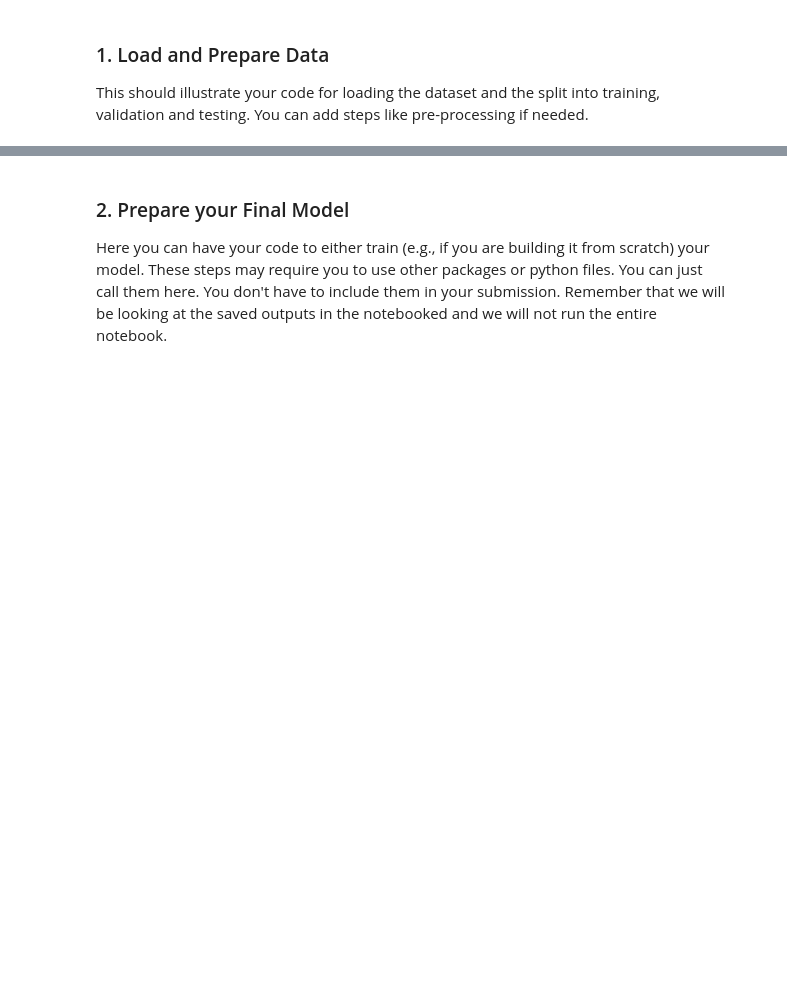
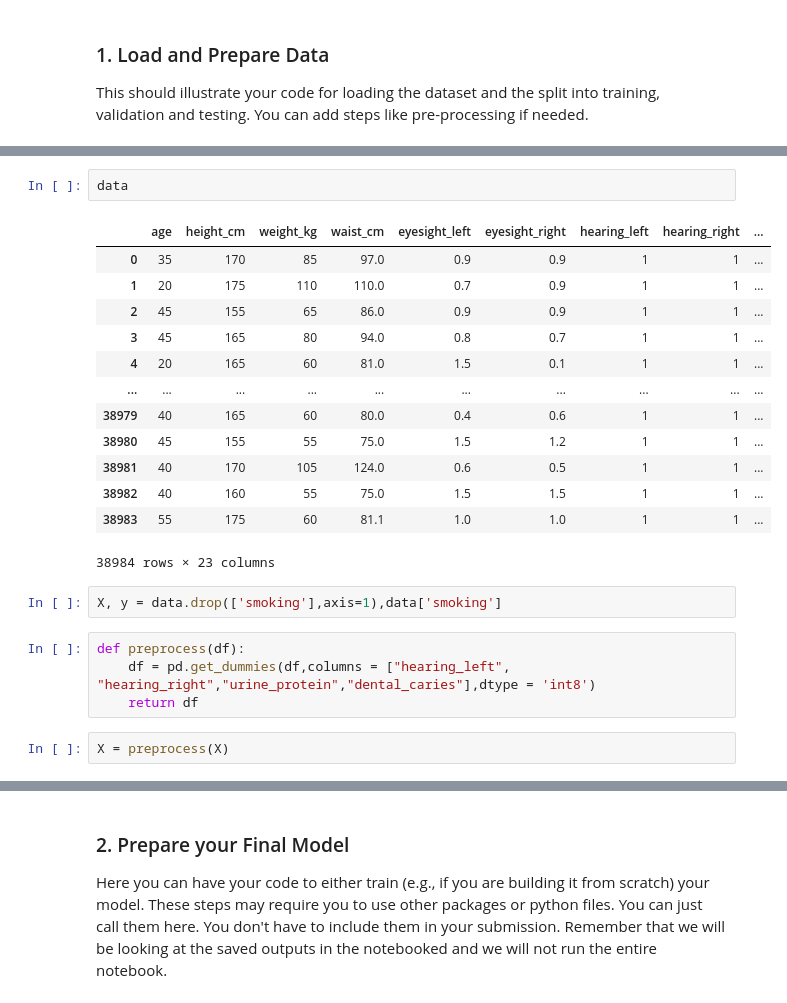
Before and after one commit to opheliasin/smokerstatusNNDL, a Jupyter notebook: ProjF5 - Final Update.ipynb, the cells around one changed output, grey strips where cells are left out. Saved outputs shown, nothing was run; the diff lists cells and outputs as text; blank space fills up the shorter version.

```diff
--- a/ProjF5 - Final Update.ipynb
+++ b/ProjF5 - Final Update.ipynb
@@ -79,0 +61,24 @@ max      999.000000       1.000000      1.000000
+# %%
+data
+# %% [output]
+|  | age | height_cm | weight_kg | waist_cm | eyesight_left | eyesight_right | hearing_left | hearing_right | ... |
+| 0 | 35 | 170 | 85 | 97.0 | 0.9 | 0.9 | 1 | 1 | ... |
+| 1 | 20 | 175 | 110 | 110.0 | 0.7 | 0.9 | 1 | 1 | ... |
+| 2 | 45 | 155 | 65 | 86.0 | 0.9 | 0.9 | 1 | 1 | ... |
+| 3 | 45 | 165 | 80 | 94.0 | 0.8 | 0.7 | 1 | 1 | ... |
+| 4 | 20 | 165 | 60 | 81.0 | 1.5 | 0.1 | 1 | 1 | ... |
+| ... | ... | ... | ... | ... | ... | ... | ... | ... | ... |
+| 38979 | 40 | 165 | 60 | 80.0 | 0.4 | 0.6 | 1 | 1 | ... |
+| 38980 | 45 | 155 | 55 | 75.0 | 1.5 | 1.2 | 1 | 1 | ... |
+| 38981 | 40 | 170 | 105 | 124.0 | 0.6 | 0.5 | 1 | 1 | ... |
+| 38982 | 40 | 160 | 55 | 75.0 | 1.5 | 1.5 | 1 | 1 | ... |
+| 38983 | 55 | 175 | 60 | 81.1 | 1.0 | 1.0 | 1 | 1 | ... |
+38984 rows × 23 columns
+# %%
+X, y = data.drop(['smoking'],axis=1),data['smoking']
+# %%
+def preprocess(df):
+    df = pd.get_dummies(df,columns = ["hearing_left", "hearing_right","urine_protein","dental_caries"],dtype = 'int8')
+    return df
+# %%
+X = preprocess(X)
```
Also changed, not shown: parts of 4 cells of this notebook.
